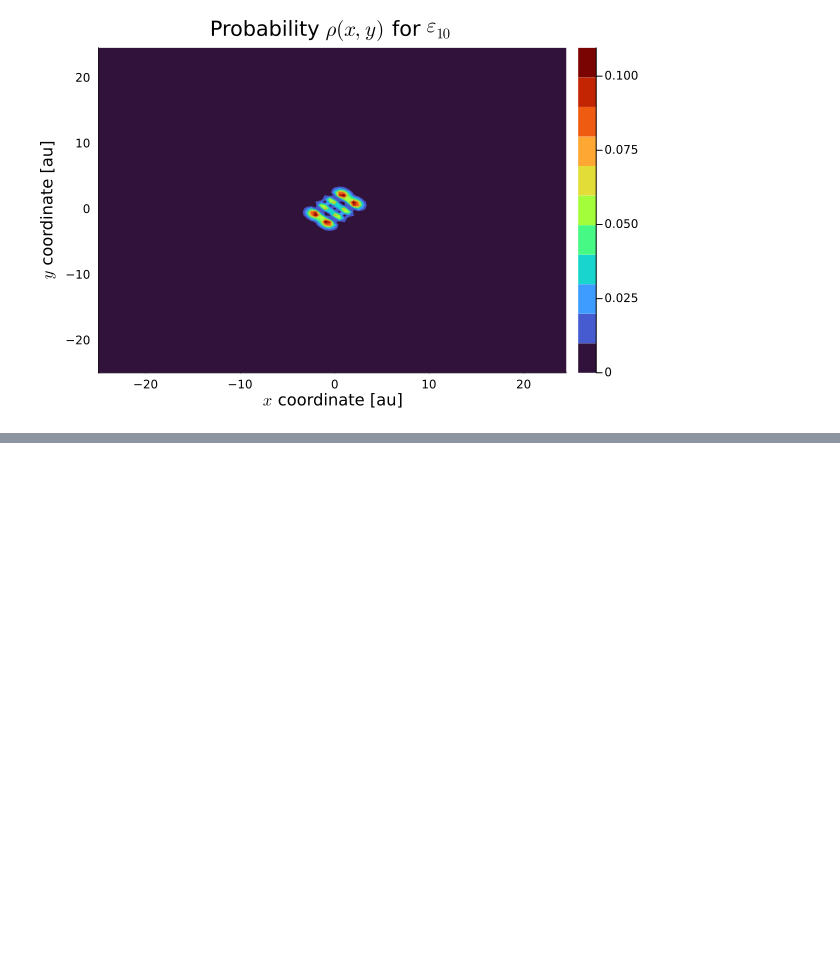
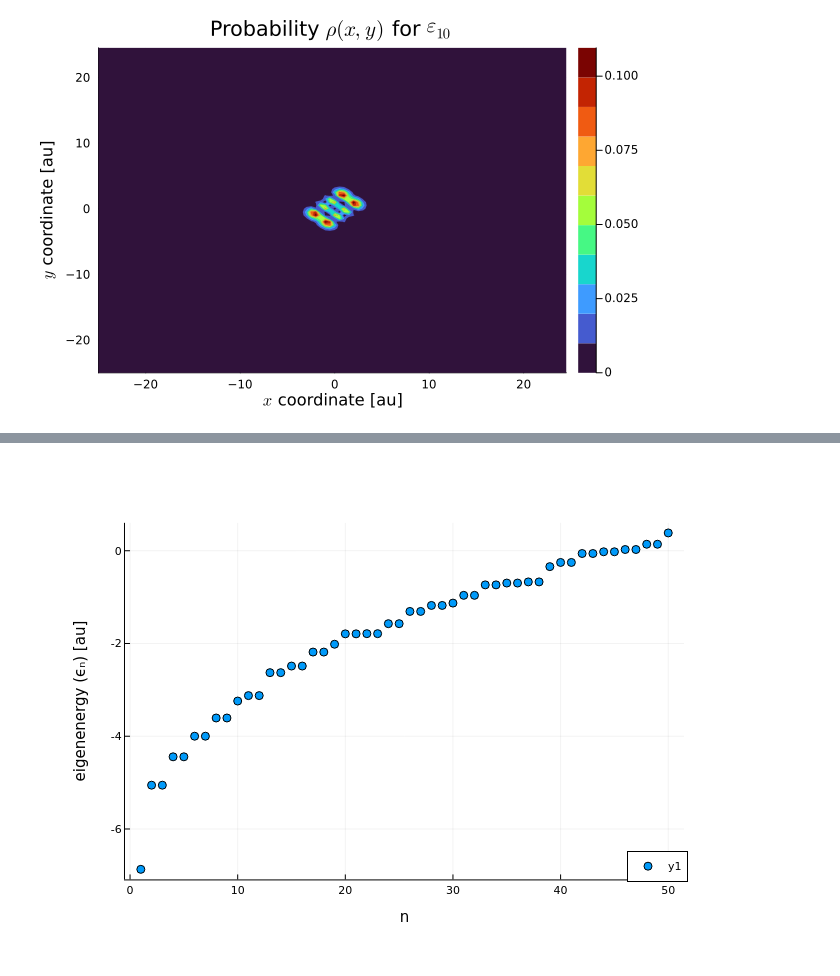
Before and after one commit to mendzmartin/FEMTISE_TUTORIAL, a Jupyter notebook: 030_experimentation/030_test/coulomb_potential_2D_parameter_variation/050_analysis/coulomb_potential_2D_parameter_variation.ipynb, the cells around one changed output, grey strips where cells are left out. Cells and saved outputs as stored; diff of their text form; code cells hidden in the pictures; blank space fills up the shorter version.

```diff
--- a/030_experimentation/030_test/coulomb_potential_2D_parameter_variation/050_analysis/coulomb_potential_2D_parameter_variation.ipynb
+++ b/030_experimentation/030_test/coulomb_potential_2D_parameter_variation/050_analysis/coulomb_potential_2D_parameter_variation.ipynb
@@ -109,0 +145,5 @@ display(fig1)
+# %%
+fig2=plot_eigenvalues(simulation_info_02,output_data_02)
+display(fig2)
+# %% [output]
+[figure, added]
```
Also changed, not shown: parts of 6 cells of this notebook, 6 other files.
